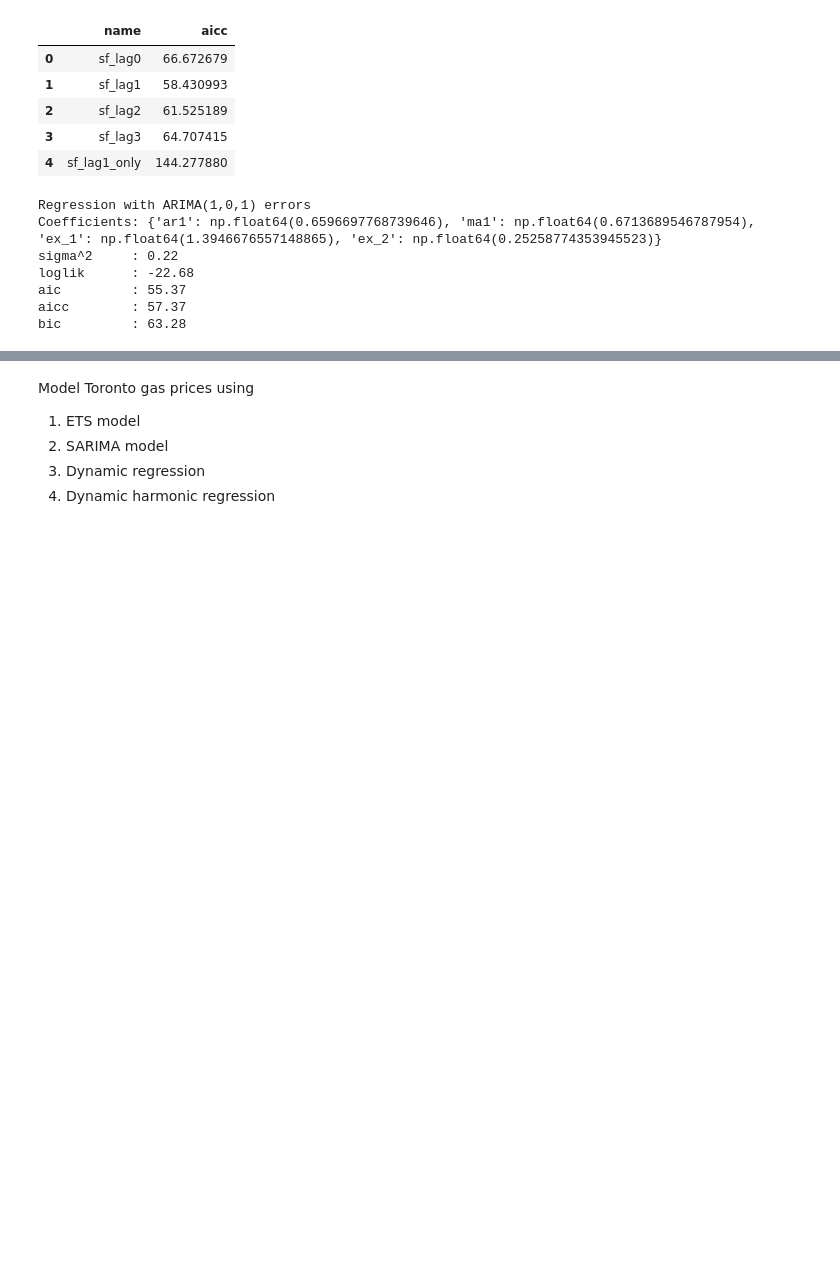
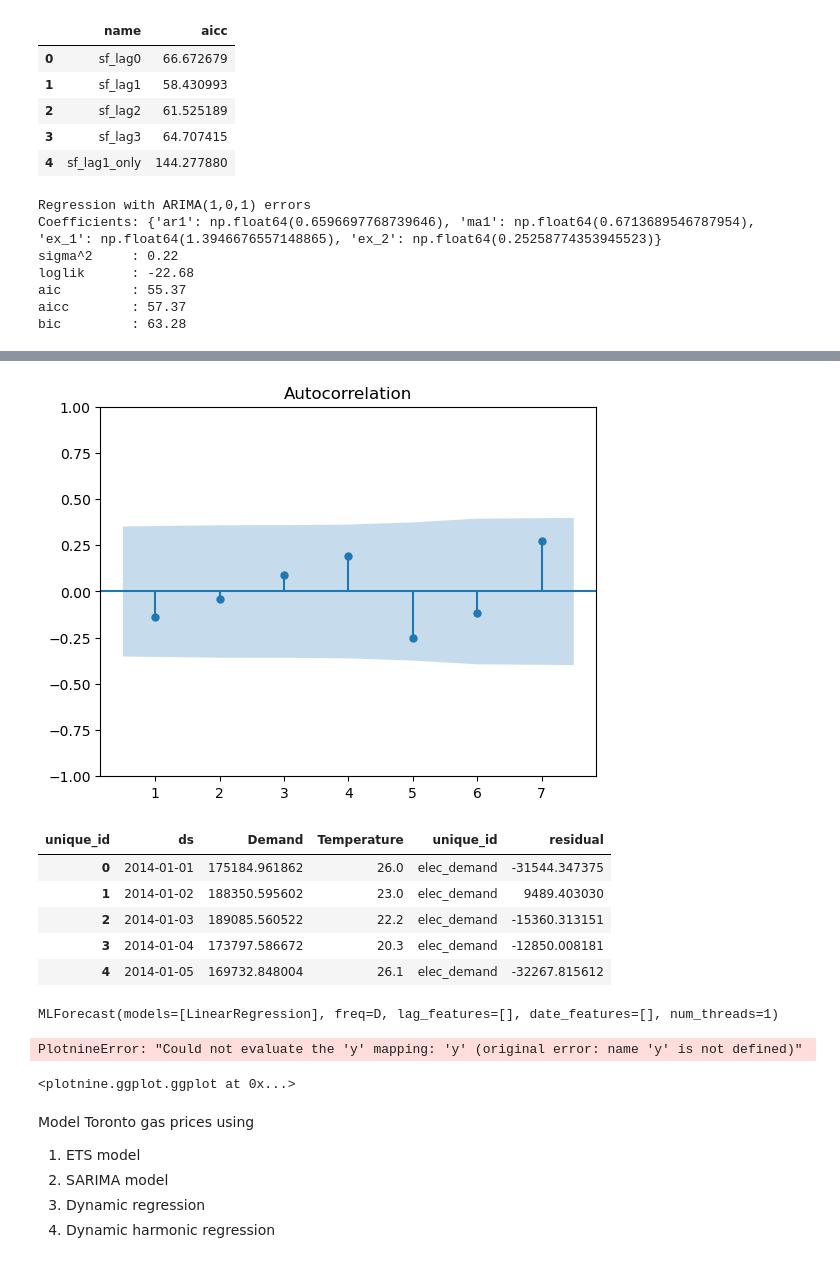
Before and after one commit to sebsciarra/gas_pump_prices, a Jupyter notebook: notebooks/chap10_dynamic_reg.ipynb, the cells around one changed output, grey strips where cells are left out. Drawn from its saved outputs; the diff is of its cells as text; code cells hidden in the pictures; blank space fills up the shorter version.

```diff
--- a/notebooks/chap10_dynamic_reg.ipynb
+++ b/notebooks/chap10_dynamic_reg.ipynb
@@ -367,0 +420,25 @@ bic         : 63.28
+# %%
+sf = StatsForecast(models=[AutoARIMA()], freq="D")
+
+sf = sf.fit(df=df_daily[["unique_id", "ds", "Demand", "Temperature"]],
+            target_col="Demand")
+
+coefs = deepcopy(sf.fitted_[0, 0].model_['coef'])
+coefs = {k: round(v, 3) for k, v in coefs.items()}
+items = list(coefs.items())
+arma = dict(items[:3])
+regr = dict(items[3:])
+
+print(ARIMASummary(sf.fitted_[0, 0].model_))
+print(f"ARMA coefficients: {arma}")
+print(f"Regression coefficients: {regr}")
+print(f"sigma^2     : {sf.fitted_[0, 0].model_['sigma2']:.2f}")
+print(f"loglik      : {sf.fitted_[0, 0].model_['loglik']:.2f}")
+print(f"aic         : {sf.fitted_[0, 0].model_['aic']:.2f}")
+print(f"aicc        : {sf.fitted_[0, 0].model_['aicc']:.2f}")
+print(f"bic         : {sf.fitted_[0, 0].model_['bic']:.2f}")
+
+# fit ordinary regression model
+# Create linear model where total demand is regressed onto mean temperature
+mf_model = MLForecast(models=LinearRegression(), freq='D')
+mf_model.fit(df=df_daily, target_col='Demand', fitted=True, static_features=[])
@@ -368,3 +455,38 @@ bic         : 63.28
+# %%
+# Examine residuals to see if correlations disappear
+df_daily['residual'] = sf.fitted_[0, 0].model_['residuals']
+
+plot_acf(x=df_daily['residual'], lags=7, zero=False, bartlett_confint=True)
+df_daily.head()
+# %% [output]
+[figure, added]
+| unique_id | ds | Demand | Temperature | unique_id | residual |
+| 0 | 2014-01-01 | 175184.961862 | 26.0 | elec_demand | -31544.347375 |
+| 1 | 2014-01-02 | 188350.595602 | 23.0 | elec_demand | 9489.403030 |
+| 2 | 2014-01-03 | 189085.560522 | 22.2 | elec_demand | -15360.313151 |
+| 3 | 2014-01-04 | 173797.586672 | 20.3 | elec_demand | -12850.008181 |
+| 4 | 2014-01-05 | 169732.848004 | 26.1 | elec_demand | -32267.815612 |
+# %%
+# create forecasts 2 weeks into future
+# get predictor values over next two weeks
+mf_model = MLForecast(models=LinearRegression(), freq='D')
+mf_model.fit(df=df_daily, target_col='Demand', fitted=True, static_features=[])
+
+df_reg = mf_model.predict(h=14, X_df=df_feb)
+
+features = ['unique_id', 'ds', 'Temperature']
+df_dyn_reg = sf.predict(h=14, X_df=df_feb[features])
+
+# merge data sets on ds
+df_dyn_reg = df_dyn_reg.merge(right=df_reg, on='ds', how='left')
+
+(ggplot(data=df_daily, mapping=aes(x='ds', y='y')) +
+    geom_line() +
+    theme_classic())
+# %% [output]
+MLForecast(models=[LinearRegression], freq=D, lag_features=[], date_features=[], num_threads=1)
+PlotnineError: "Could not evaluate the 'y' mapping: 'y' (original error: name 'y' is not defined)"
+<plotnine.ggplot.ggplot at 0x...>
 # %% [markdown]
 Model Toronto gas prices using
 
```
Also changed, not shown: parts of 4 cells of this notebook, 1 other file.
